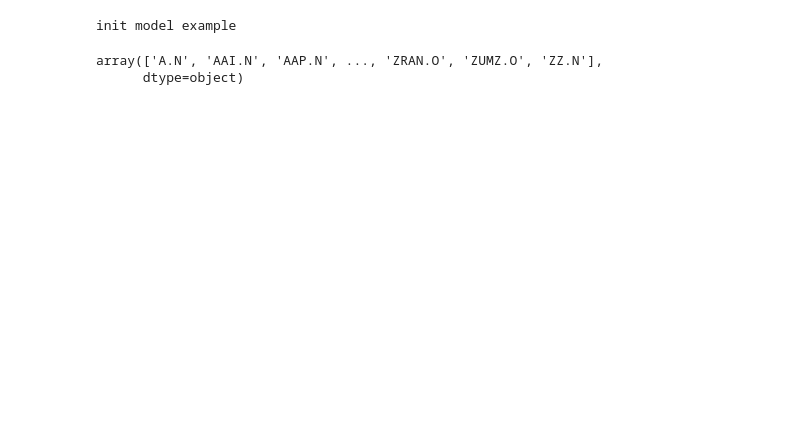
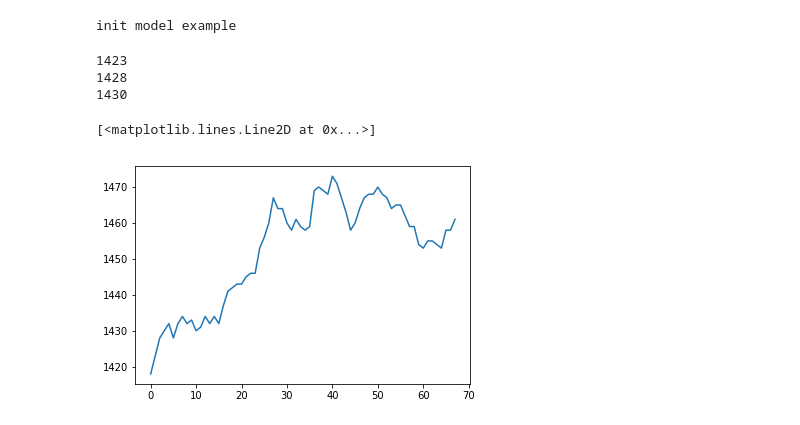
Before and after one commit to SolbiatiAlessandro/two-sigma-kaggle, a Jupyter notebook: kernels/DecisionTree/ipynb/test_assetCode_label.ipynb, the cells around one changed output. Drawn from its saved outputs; the diff is of its cells as text; code cells hidden in the pictures; blank space fills up the shorter version.

```diff
--- a/kernels/DecisionTree/ipynb/test_assetCode_label.ipynb
+++ b/kernels/DecisionTree/ipynb/test_assetCode_label.ipynb
@@ -15,11 +21,26 @@ day1 = market_test_df['time'].unique()[1]
 day2 = market_test_df['time'].unique()[2]
 day3 = market_test_df['time'].unique()[3]
 # %%
-test_X = market_test_df[market_test_df['time'] < day3]
+test_X = market_test_df
 # %%
 day1_codes = test_X[test_X['time'] == day1]['assetCode'].unique()
-day1_codes = test_X[test_X['time'] == day1]['assetCode'].unique()
-day1_codes = test_X[test_X['time'] == day1]['assetCode'].unique()
+print(len(day1_codes))
+day2_codes = test_X[test_X['time'] == day2]['assetCode'].unique()
+print(len(day2_codes))
+day3_codes = test_X[test_X['time'] == day3]['assetCode'].unique()
+print(len(day3_codes))
 # %% [output]
-array(['A.N', 'AAI.N', 'AAP.N', ..., 'ZRAN.O', 'ZUMZ.O', 'ZZ.N'],
-      dtype=object)
+1423
+1428
+1430
+# %%
+labels_len = []
+for i in range(len(market_test_df['time'].unique())):
+    dayi = market_test_df['time'].unique()[i]
+    dayi_codes = test_X[test_X['time'] == dayi]['assetCode'].unique()
+    labels_len.append(len(dayi_codes))
+# %%
+plt.plot(labels_len[:-1])
+# %% [output]
+[<matplotlib.lines.Line2D at 0x...>]
+[figure, added]
```
Also changed, not shown: parts of 12 cells of this notebook, 1 other file.
